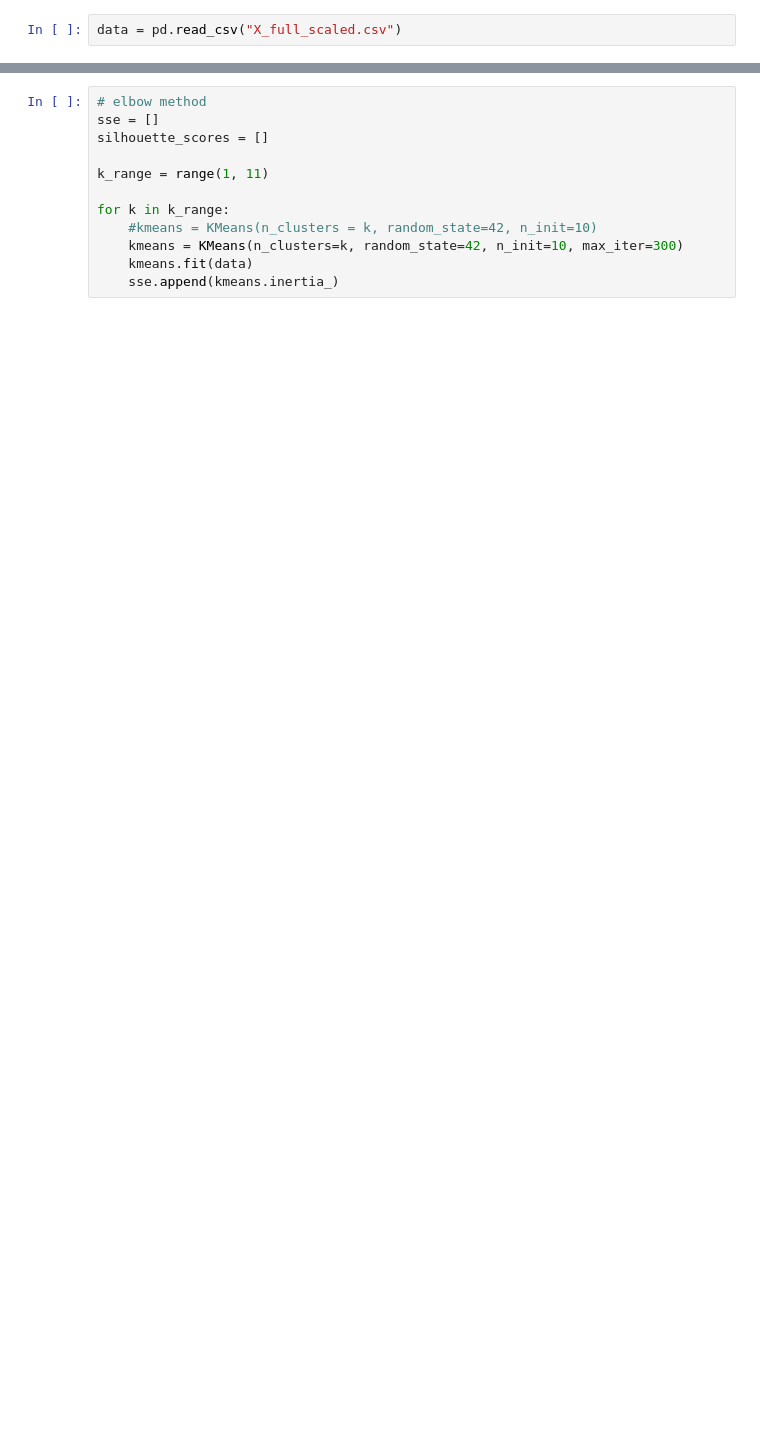
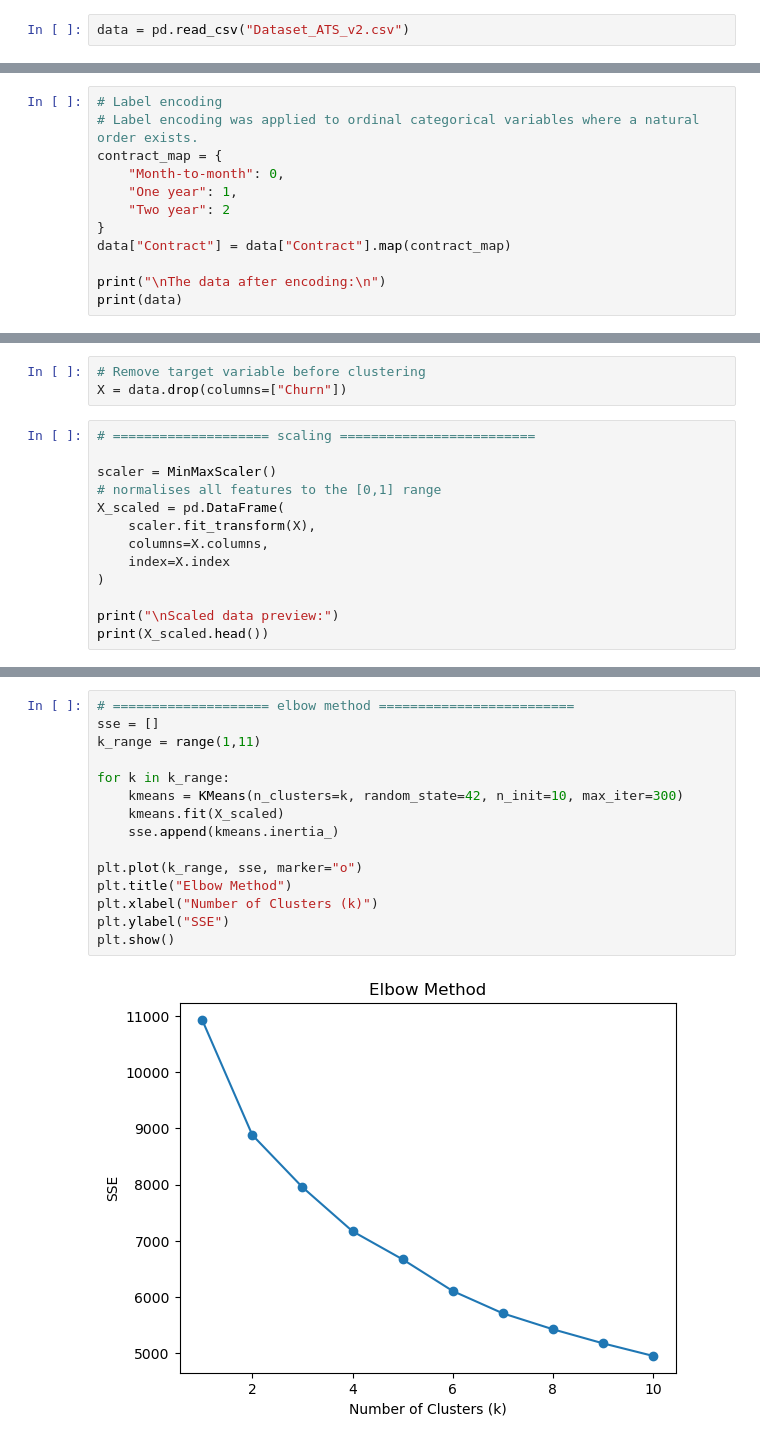
Before and after one commit to zzb1013243983-hash/WIL_TEAM1, a Jupyter notebook: Clustering_Analysis/Clustering.ipynb, the cells around one changed output, grey strips where cells are left out. Cells and saved outputs as stored; diff of their text form; blank space fills up the shorter version.

```diff
--- a/Clustering_Analysis/Clustering.ipynb
+++ b/Clustering_Analysis/Clustering.ipynb
@@ -16,2 +16,2 @@ from sklearn.metrics import silhouette_score
 # %%
-data = pd.read_csv("X_full_scaled.csv")
+data = pd.read_csv("Dataset_ATS_v2.csv")
@@ -35,0 +111,12 @@ Dataset shape: (7043, 9)
+# %%
+# Label encoding
+# Label encoding was applied to ordinal categorical variables where a natural order exists.
+contract_map = {
+    "Month-to-month": 0,
+    "One year": 1,
+    "Two year": 2
+}
+data["Contract"] = data["Contract"].map(contract_map)
+
+print("\nThe data after encoding:\n")
+print(data)
@@ -35,0 +141,16 @@ Dataset shape: (7043, 9)
+# %%
+# Remove target variable before clustering
+X = data.drop(columns=["Churn"])
+# %%
+# ==================== scaling =========================
+
+scaler = MinMaxScaler()
+# normalises all features to the [0,1] range
+X_scaled = pd.DataFrame(
+    scaler.fit_transform(X),
+    columns=X.columns,
+    index=X.index
+)
+
+print("\nScaled data preview:")
+print(X_scaled.head())
@@ -36,12 +172,17 @@ Dataset shape: (7043, 9)
 # %%
-# elbow method
+# ==================== elbow method =========================
 sse = []
-silhouette_scores = []
-
-k_range = range(1, 11)
+k_range = range(1,11)
 
 for k in k_range:
-    #kmeans = KMeans(n_clusters = k, random_state=42, n_init=10)
     kmeans = KMeans(n_clusters=k, random_state=42, n_init=10, max_iter=300)
-    kmeans.fit(data)
+    kmeans.fit(X_scaled)
     sse.append(kmeans.inertia_)
+
+plt.plot(k_range, sse, marker="o")
+plt.title("Elbow Method")
+plt.xlabel("Number of Clusters (k)")
+plt.ylabel("SSE")
+plt.show()
+# %% [output]
+[figure, added]
```
Also changed, not shown: parts of 26 cells of this notebook, 3 other files.
